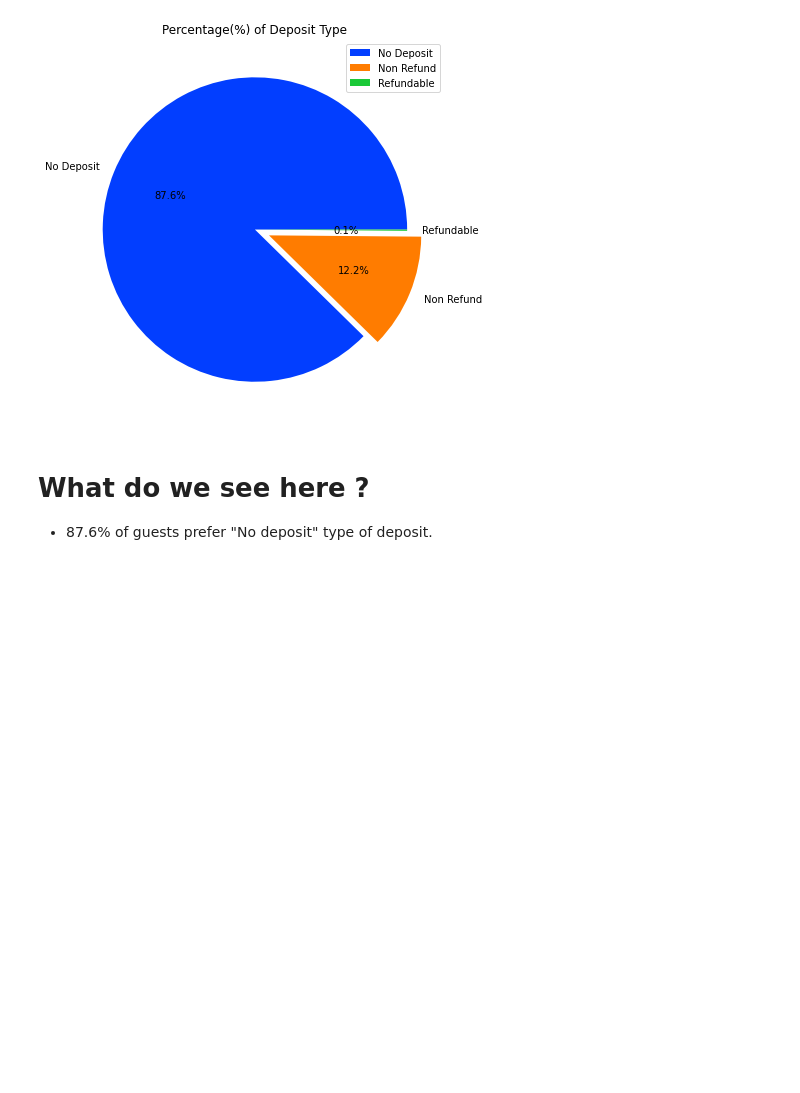
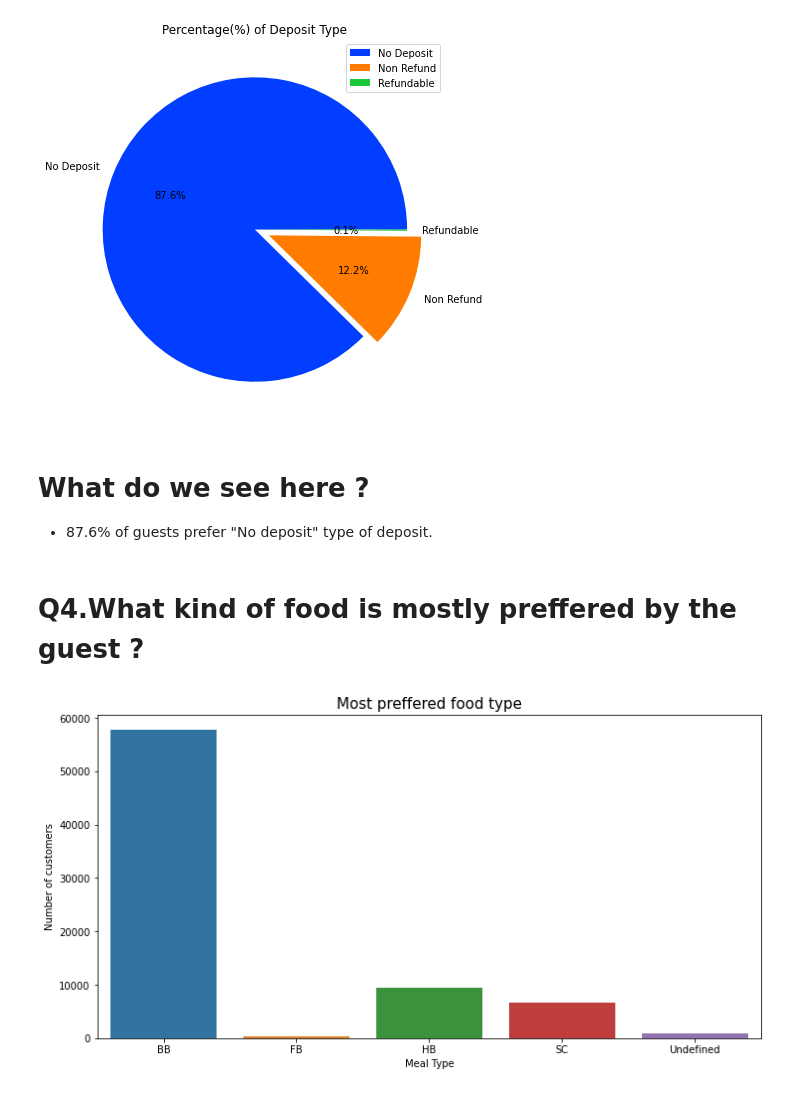
Before and after one commit to sachanneeraj/Hotels-Data-Analysis-EDA, a Jupyter notebook: Hotel_Booking_Analysis_Capstone_Project.ipynb, the cells around one changed output. Cells and saved outputs as stored; diff of their text form; code cells hidden in the pictures; blank space fills up the shorter version.

```diff
--- a/Hotel_Booking_Analysis_Capstone_Project.ipynb
+++ b/Hotel_Booking_Analysis_Capstone_Project.ipynb
@@ -335,3 +335,14 @@ plt.show()
 # %% [markdown]
 # What do we see here ?
 * 87.6% of guests prefer "No deposit" type of deposit.
+# %% [markdown]
+# Q4.What kind of food is mostly preffered by the guest ?
+# %%
+plt.figure(figsize=(12,6))
+sns.countplot(x=non_canceled['meal'])
+plt.xlabel('Meal Type')
+plt.ylabel('Number of customers')
+plt.title('Most preffered food type', fontsize=15)
+plt.show()
+# %% [output]
+[figure, added]
```
Also changed, not shown: parts of 17 cells of this notebook.
